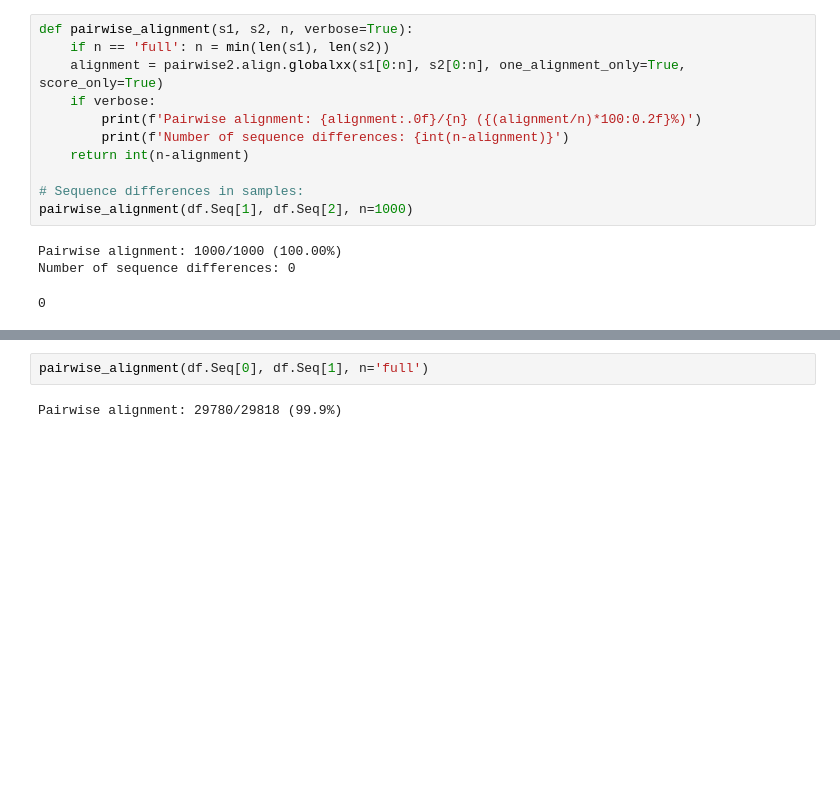
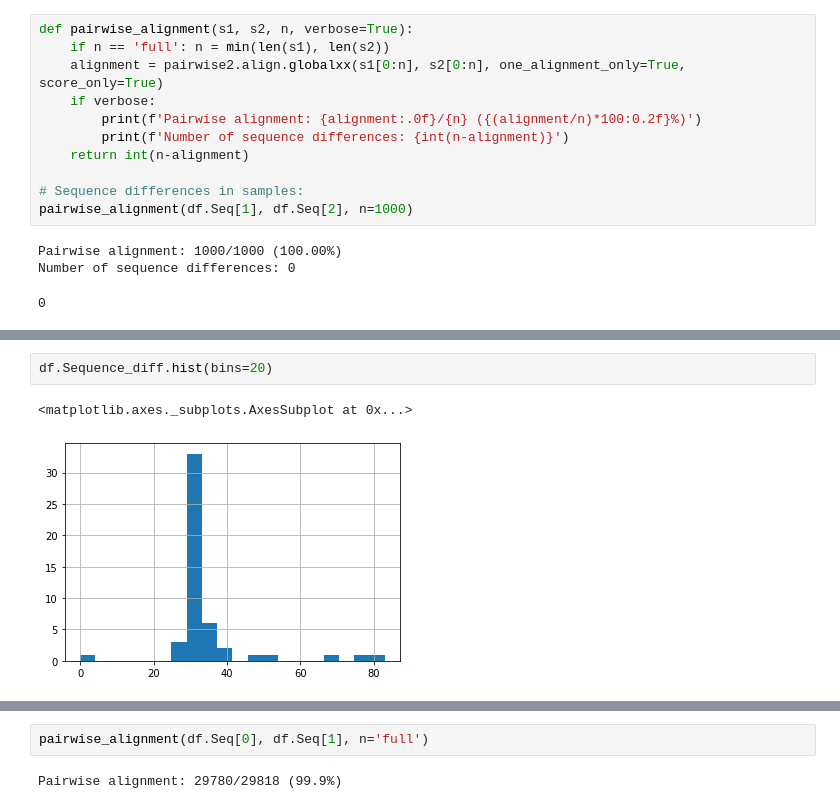
Before and after one commit to lukexyz/DNA-Toolbox, a Jupyter notebook: notebooks/03-COVID19-GlobalAnalysis.ipynb, the cells around one changed output, grey strips where cells are left out. Saved outputs shown, nothing was run; the diff lists cells and outputs as text; blank space fills up the shorter version.

```diff
--- a/notebooks/03-COVID19-GlobalAnalysis.ipynb
+++ b/notebooks/03-COVID19-GlobalAnalysis.ipynb
@@ -194,0 +144,5 @@ TypeError: unsupported operand type(s) for *: 'Timestamp' and 'float'
+# %%
+df.Sequence_diff.hist(bins=20)
+# %% [output]
+<matplotlib.axes._subplots.AxesSubplot at 0x...>
+[figure, added]
```
Also changed, not shown: parts of 11 cells of this notebook.
